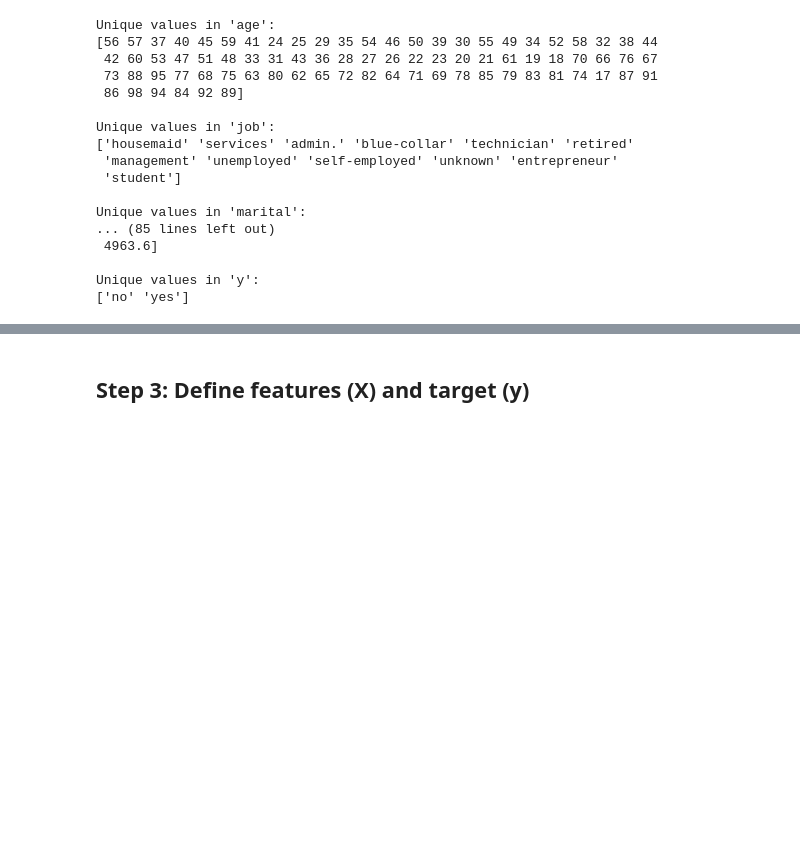
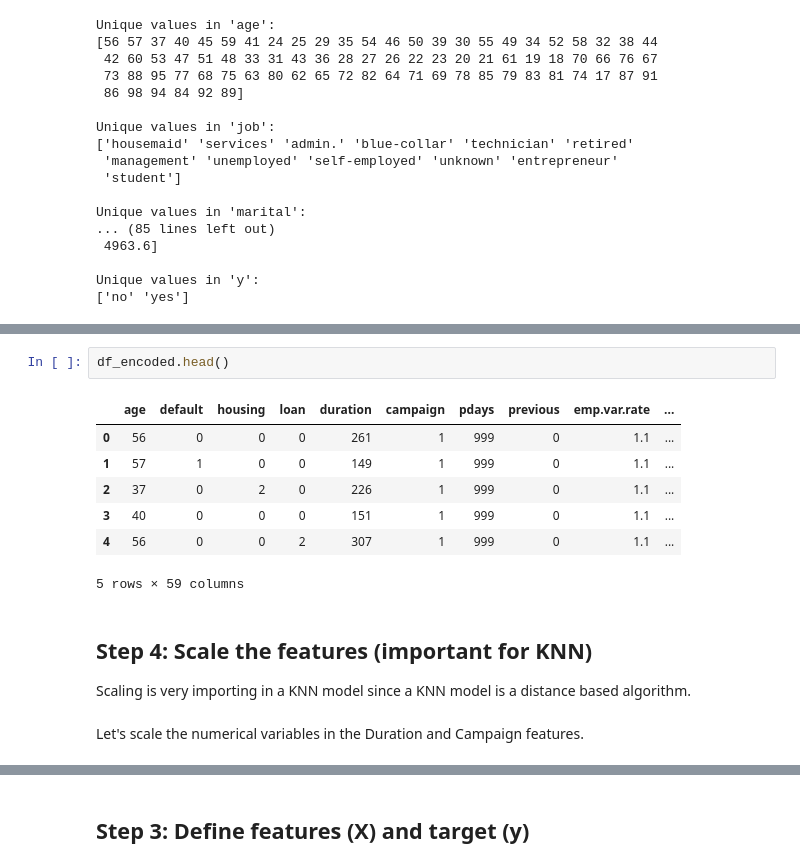
Before and after one commit to Znovak2/COT, a Jupyter notebook: Assignments/_week8.ipynb, the cells around one changed output, grey strips where cells are left out. Drawn from its saved outputs; the diff is of its cells as text; blank space fills up the shorter version.

```diff
--- a/Assignments/_week8.ipynb
+++ b/Assignments/_week8.ipynb
@@ -208,0 +321,16 @@ Shape of the dataset after removing outliers:  (40726, 20)
+# %%
+df_encoded.head()
+# %% [output]
+|  | age | default | housing | loan | duration | campaign | pdays | previous | emp.var.rate | ... |
+| 0 | 56 | 0 | 0 | 0 | 261 | 1 | 999 | 0 | 1.1 | ... |
+| 1 | 57 | 1 | 0 | 0 | 149 | 1 | 999 | 0 | 1.1 | ... |
+| 2 | 37 | 0 | 2 | 0 | 226 | 1 | 999 | 0 | 1.1 | ... |
+| 3 | 40 | 0 | 0 | 0 | 151 | 1 | 999 | 0 | 1.1 | ... |
+| 4 | 56 | 0 | 0 | 2 | 307 | 1 | 999 | 0 | 1.1 | ... |
+5 rows × 59 columns
+# %% [markdown]
+## Step 4: Scale the features (important for KNN)
+
+Scaling is very importing in a KNN model since a KNN model is a distance based algorithm.
+# %% [markdown]
+Let's scale the numerical variables in the Duration and Campaign features.
```
Also changed, not shown: parts of 24 cells of this notebook.
